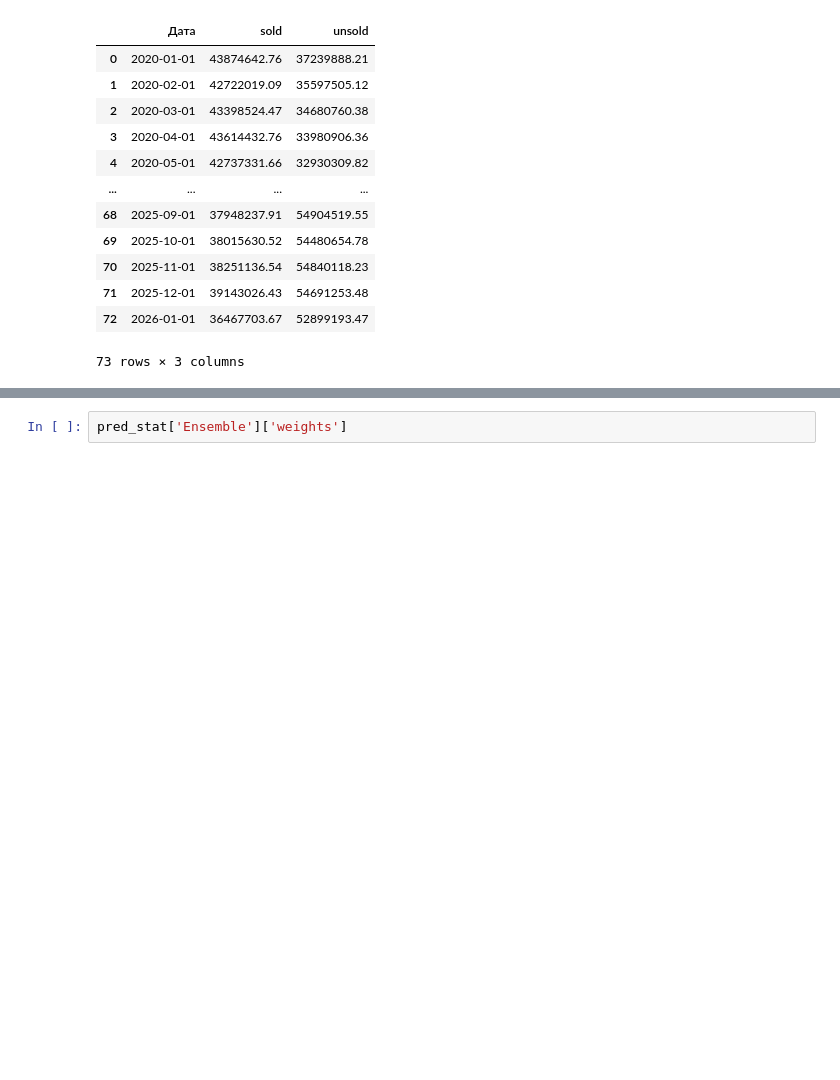
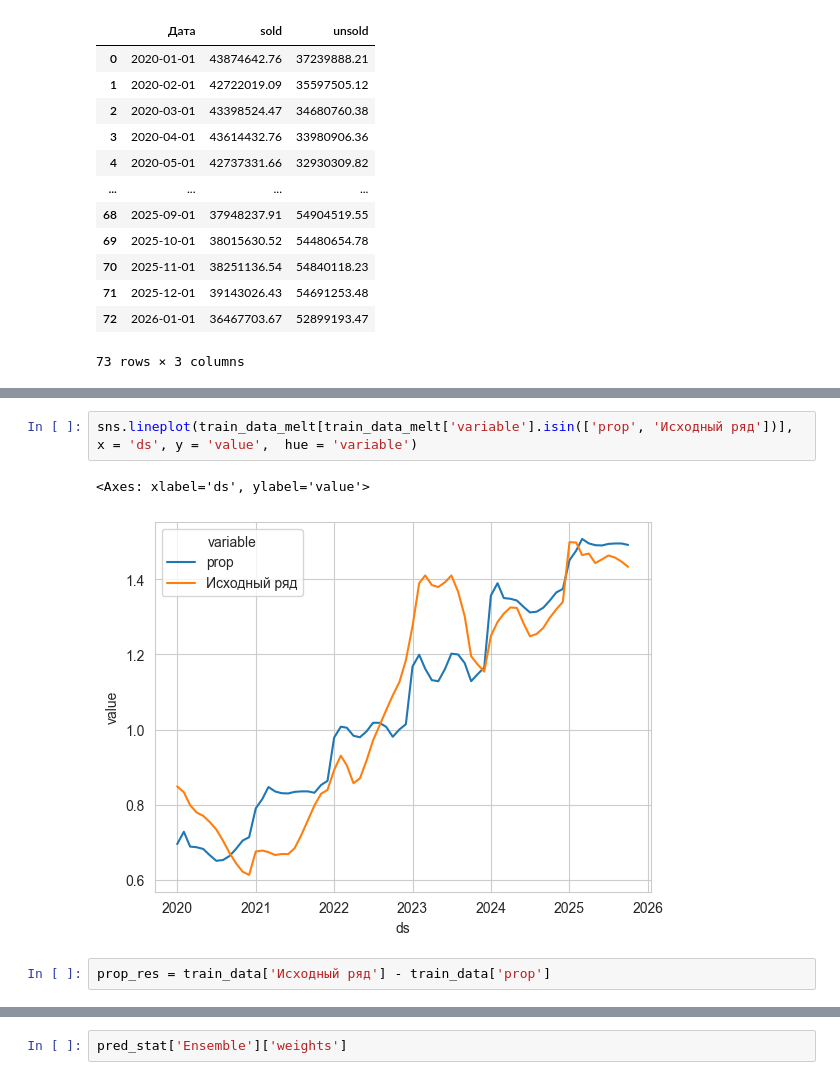
Before and after one commit to nikitakv1-gif/simple_forecaster, a Jupyter notebook: example.ipynb, the cells around one changed output, grey strips where cells are left out. Drawn from its saved outputs; the diff is of its cells as text; blank space fills up the shorter version.

```diff
--- a/example.ipynb
+++ b/example.ipynb
@@ -62,0 +125,7 @@ TypeError: '>' not supported between instances of 'str' and 'int'
+# %%
+sns.lineplot(train_data_melt[train_data_melt['variable'].isin(['prop', 'Исходный ряд'])], x = 'ds', y = 'value',  hue = 'variable')
+# %% [output]
+<Axes: xlabel='ds', ylabel='value'>
+[figure, added]
+# %%
+prop_res = train_data['Исходный ряд'] - train_data['prop']
```
Also changed, not shown: parts of 16 cells of this notebook, 11 other files.
